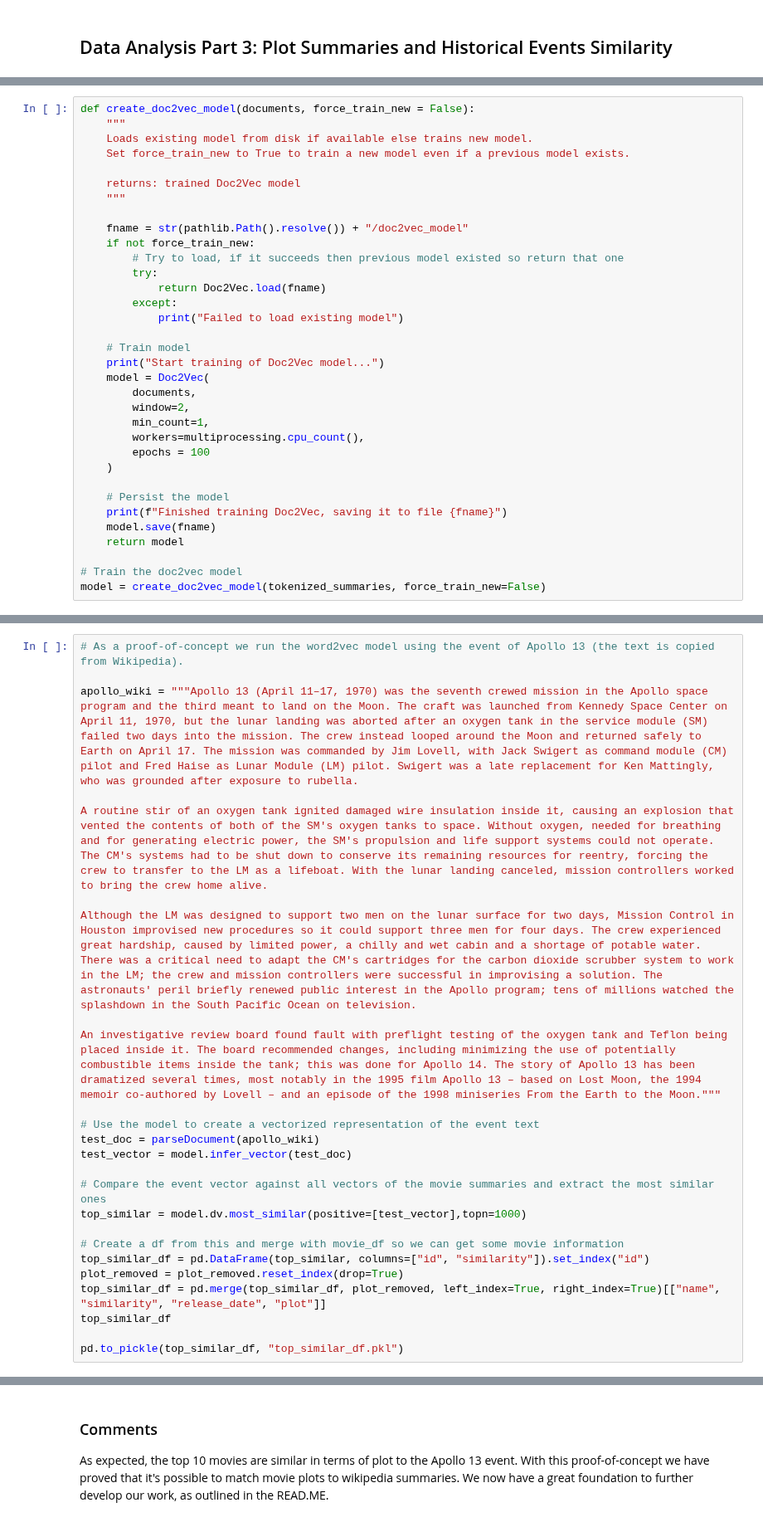
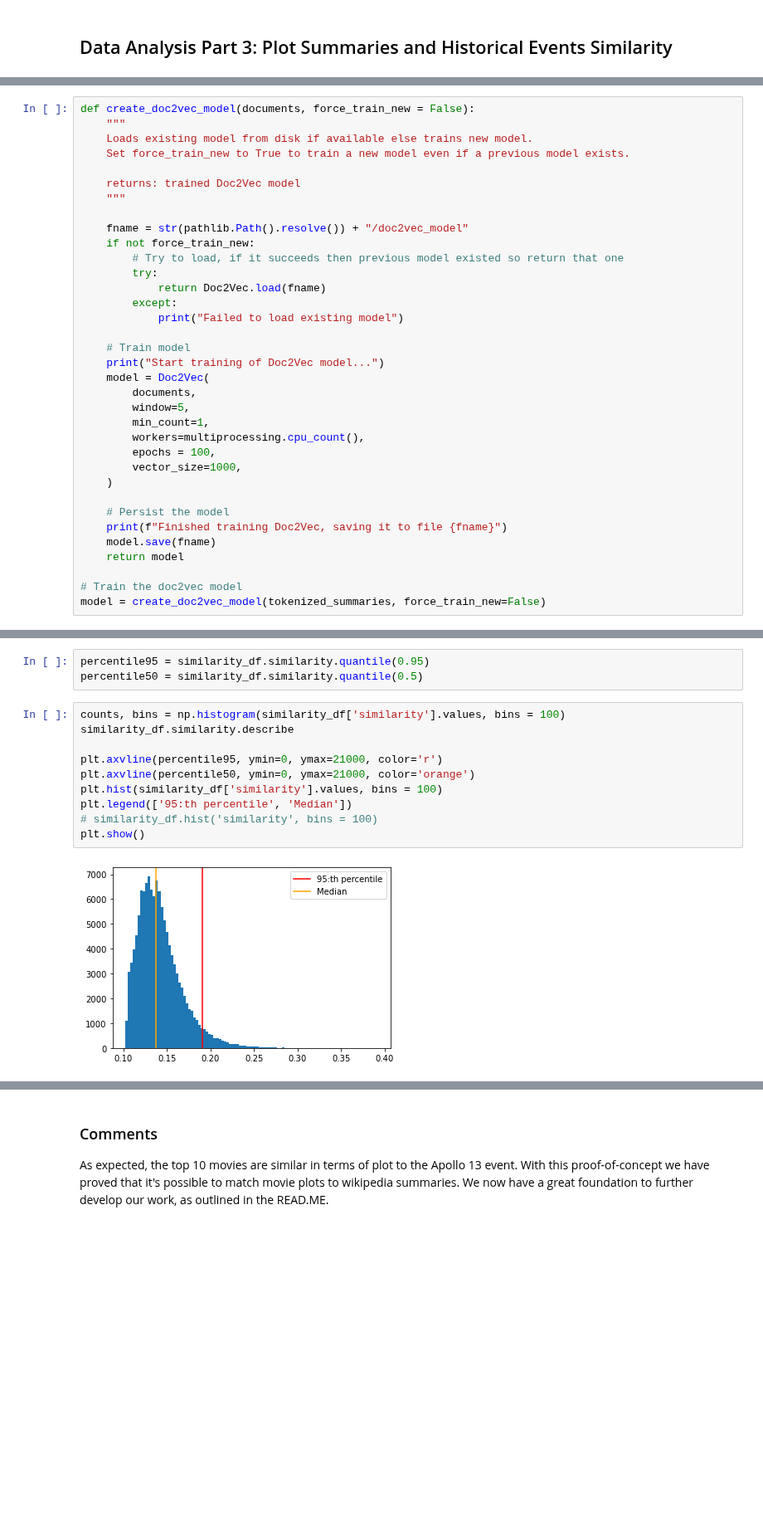
Before and after one commit to epfl-ada/ada-2022-project-adawizardry, a Jupyter notebook: main.ipynb, the cells around one changed output, grey strips where cells are left out. Shown at 83% size. Drawn from its saved outputs; the diff is of its cells as text; blank space fills up the shorter version.

```diff
--- a/main.ipynb
+++ b/main.ipynb
@@ -645,10 +740,11 @@ def create_doc2vec_model(documents, force_train_new = False):
     print("Start training of Doc2Vec model...")
     model = Doc2Vec(
         documents,
-        window=2,
+        window=5,
         min_count=1,
         workers=multiprocessing.cpu_count(),
-        epochs = 100
+        epochs = 100,
+        vector_size=1000,
     )
 
     # Persist the model
@@ -661,25 +759,0 @@ model = create_doc2vec_model(tokenized_summaries, force_train_new=False)
-# %%
-# As a proof-of-concept we run the word2vec model using the event of Apollo 13 (the text is copied from Wikipedia).
-
-apollo_wiki = """Apollo 13 (April 11–17, 1970) was the seventh crewed mission in the Apollo space program and the third meant to land on the Moon. The craft was launched from Kennedy Space Center on April 11, 1970, but the lunar landing was aborted after an oxygen tank in the service module (SM) failed two days into the mission. The crew instead looped around the Moon and returned safely to Earth on April 17. The mission was commanded by Jim Lovell, with Jack Swigert as command module (CM) pilot and Fred Haise as Lunar Module (LM) pilot. Swigert was a late replacement for Ken Mattingly, who was grounded after exposure to rubella.
-
-A routine stir of an oxygen tank ignited damaged wire insulation inside it, causing an explosion that vented the contents of both of the SM's oxygen tanks to space. Without oxygen, needed for breathing and for generating electric power, the SM's propulsion and life support systems could not operate. The CM's systems had to be shut down to conserve its remaining resources for reentry, forcing the crew to transfer to the LM as a lifeboat. With the lunar landing canceled, mission controllers worked to bring the crew home alive.
-
-Although the LM was designed to support two men on the lunar surface for two days, Mission Control in Houston improvised new procedures so it could support three men for four days. The crew experienced great hardship, caused by limited power, a chilly and wet cabin and a shortage of potable water. There was a critical need to adapt the CM's cartridges for the carbon dioxide scrubber system to work in the LM; the crew and mission controllers were successful in improvising a solution. The astronauts' peril briefly renewed public interest in the Apollo program; tens of millions watched the splashdown in the South Pacific Ocean on television.
-
-An investigative review board found fault with preflight testing of the oxygen tank and Teflon being placed inside it. The board recommended changes, including minimizing the use of potentially combustible items inside the tank; this was done for Apollo 14. The story of Apollo 13 has been dramatized several times, most notably in the 1995 film Apollo 13 – based on Lost Moon, the 1994 memoir co-authored by Lovell – and an episode of the 1998 miniseries From the Earth to the Moon."""
-
-# Use the model to create a vectorized representation of the event text
-test_doc = parseDocument(apollo_wiki)
-test_vector = model.infer_vector(test_doc)
-
-# Compare the event vector against all vectors of the movie summaries and extract the most similar ones
-top_similar = model.dv.most_similar(positive=[test_vector],topn=1000)
-
-# Create a df from this and merge with movie_df so we can get some movie information
-top_similar_df = pd.DataFrame(top_similar, columns=["id", "similarity"]).set_index("id")
-plot_removed = plot_removed.reset_index(drop=True)
-top_similar_df = pd.merge(top_similar_df, plot_removed, left_index=True, right_index=True)[["name", "similarity", "release_date", "plot"]]
-top_similar_df
-
-pd.to_pickle(top_similar_df, "top_similar_df.pkl")
@@ -699,0 +850,15 @@ pd.to_pickle(top_similar_df, "top_similar_df.pkl")
+# %%
+percentile95 = similarity_df.similarity.quantile(0.95)
+percentile50 = similarity_df.similarity.quantile(0.5)
+# %%
+counts, bins = np.histogram(similarity_df['similarity'].values, bins = 100)
+similarity_df.similarity.describe
+
+plt.axvline(percentile95, ymin=0, ymax=21000, color='r')
+plt.axvline(percentile50, ymin=0, ymax=21000, color='orange')
+plt.hist(similarity_df['similarity'].values, bins = 100)
+plt.legend(['95:th percentile', 'Median'])
+# similarity_df.hist('similarity', bins = 100)
+plt.show()
+# %% [output]
+[figure, added]
```
Also changed, not shown: parts of 32 cells of this notebook, 3 other files.
